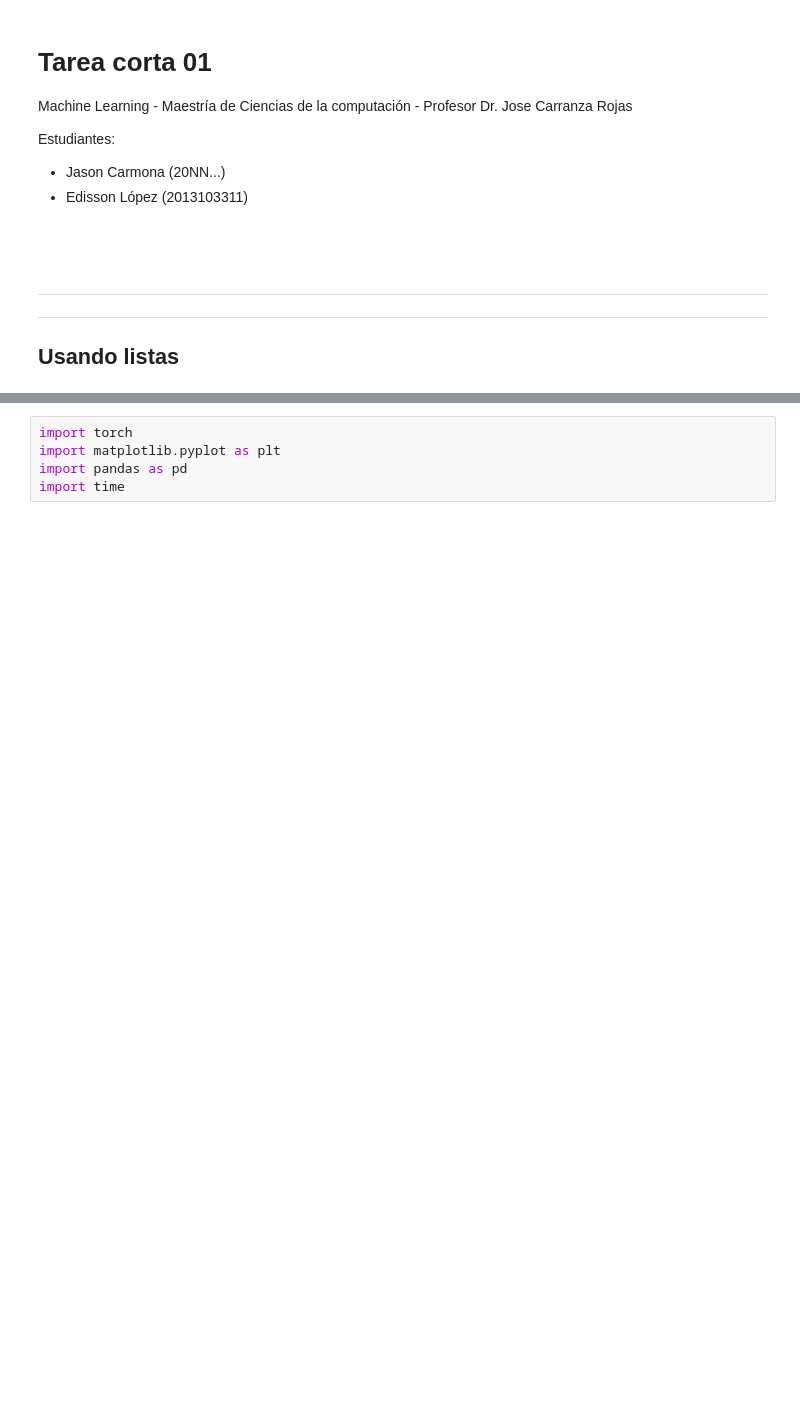
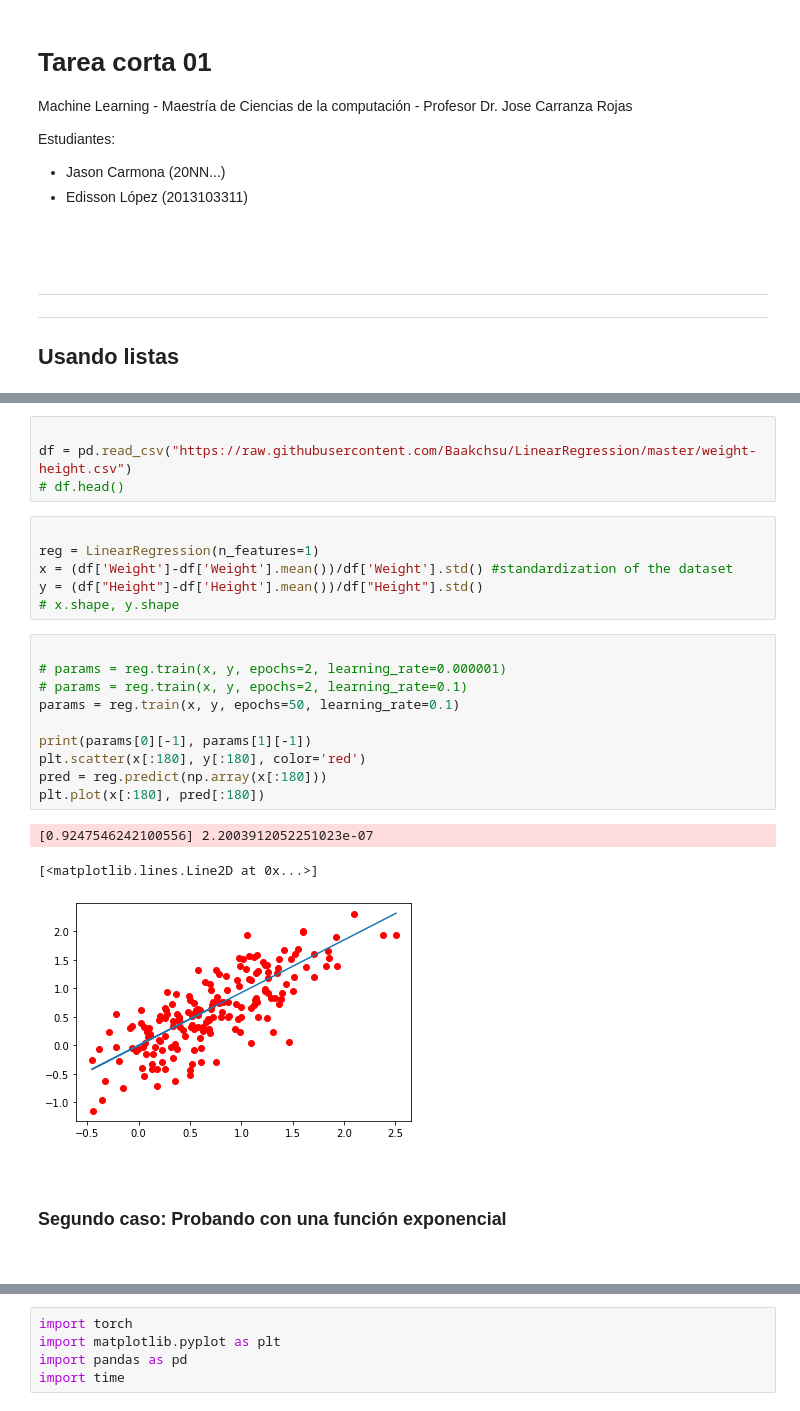
Before and after one commit to ediloaz/Linear-Regression-with-Lists-Numpy-and-Pytorch, a Jupyter notebook: linear_reg_in_lists_and_pytorch.ipynb, the cells around one changed output, grey strips where cells are left out. Cells and saved outputs as stored; diff of their text form; blank space fills up the shorter version.

```diff
--- a/linear_reg_in_lists_and_pytorch.ipynb
+++ b/linear_reg_in_lists_and_pytorch.ipynb
@@ -17,0 +140,30 @@ Estudiantes:
+# %%
+
+df = pd.read_csv("https://raw.githubusercontent.com/Baakchsu/LinearRegression/master/weight-height.csv")
+# df.head()
+# %%
+
+reg = LinearRegression(n_features=1)
+x = (df['Weight']-df['Weight'].mean())/df['Weight'].std() #standardization of the dataset
+y = (df["Height"]-df['Height'].mean())/df["Height"].std()
+# x.shape, y.shape
+# %%
+
+# params = reg.train(x, y, epochs=2, learning_rate=0.000001)
+# params = reg.train(x, y, epochs=2, learning_rate=0.1)
+params = reg.train(x, y, epochs=50, learning_rate=0.1)
+
+print(params[0][-1], params[1][-1])
+plt.scatter(x[:180], y[:180], color='red')
+pred = reg.predict(np.array(x[:180]))
+plt.plot(x[:180], pred[:180])
+# %% [output]
+[0.9247546242100556] 2.2003912052251023e-07
+[<matplotlib.lines.Line2D at 0x...>]
+[figure, added]
+# %% [markdown]
+<br />
+
+### Segundo caso: Probando con una función exponencial
+
+<br />
```
Also changed, not shown: parts of 11 cells of this notebook, 1 other file.
